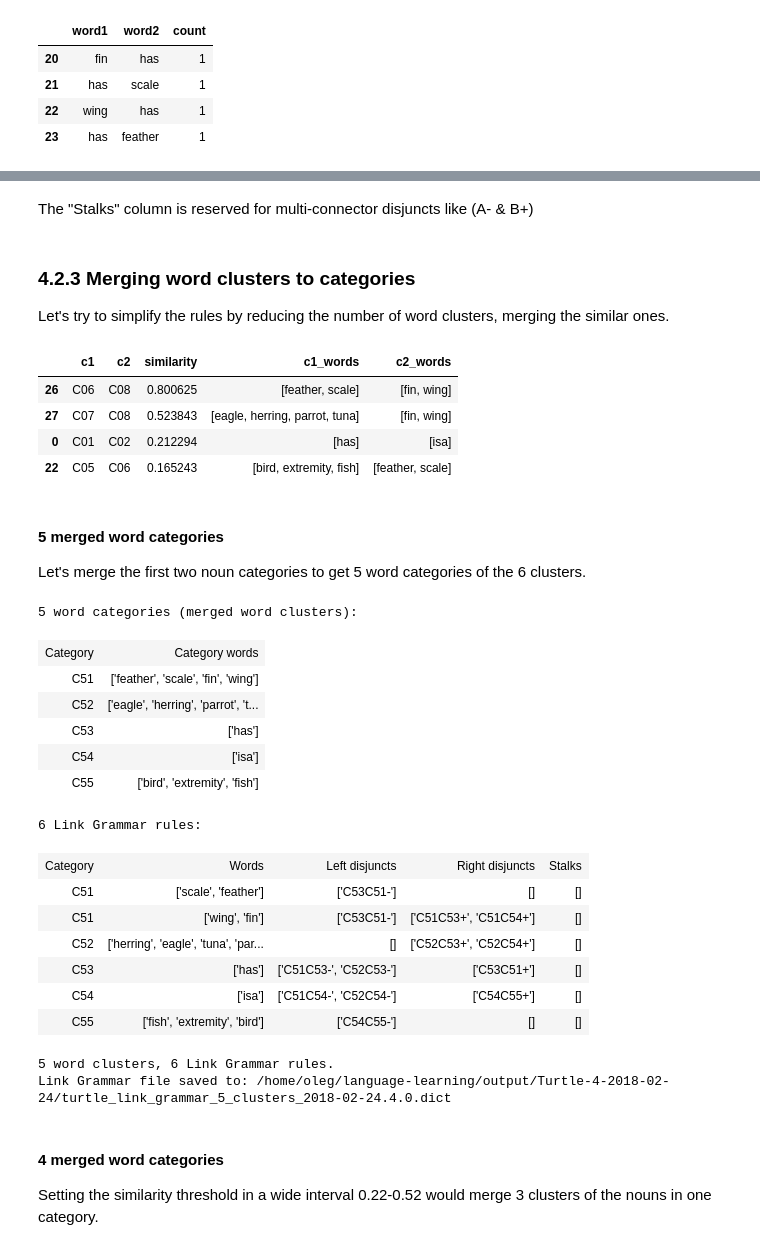
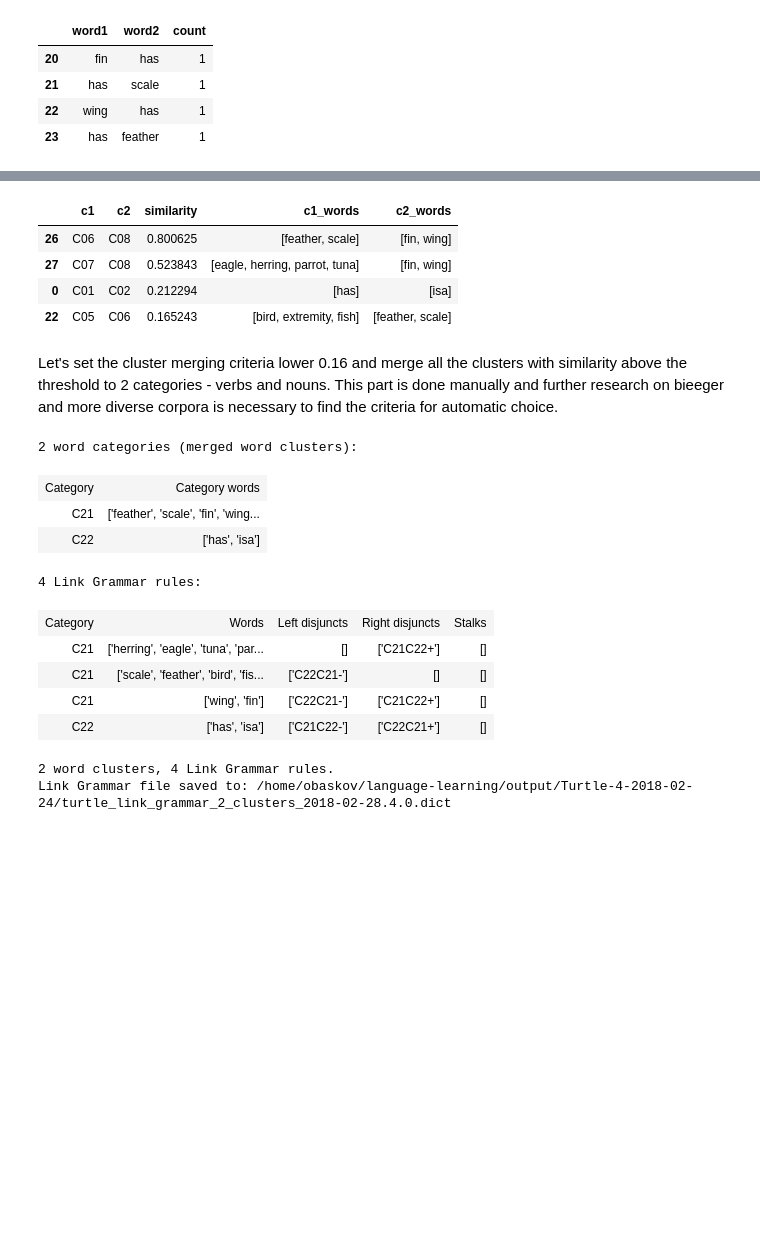
Before and after one commit to opencog/language-learning, a Jupyter notebook: notebooks/POC-Turtle-4-Grammar-Learning.ipynb, the cells around one changed output, grey strips where cells are left out. Saved outputs shown, nothing was run; the diff lists cells and outputs as text; code cells hidden in the pictures; blank space fills up the shorter version.

Commit message:
Update POC-Turtle-4-Grammar-Learning notebook

```diff
--- a/notebooks/POC-Turtle-4-Grammar-Learning.ipynb
+++ b/notebooks/POC-Turtle-4-Grammar-Learning.ipynb
@@ -72,11 +100,8 @@ We define optimal vector space dimensionality with singular values as described
 # %%
 # Check singular values
-# We use LEFT-WALL token instead of ###LEFT-WALL### and treat periods as tokens
-wps = dmb_parser(input_file, lw='LEFT-WALL', dot=True, verbose='none')
-# Later we use a shorter parsed corpus without punctuation marks: lw='none', dot=False
-path = module_path + prj_dir[2:]    # path to store vectors
-tmpath = module_path + '/tmp/'      # path for temporary files
-dim = 12
+path = module_path + prj_dir[2:]        # path to store vectors
+tmpath = path  # module_path + '/tmp/'  # path for temporary files
+dim = 12       # dimensionality
 vdf, sv, res1 = wps2vec(wps, path, tmpath, dim)
 print('Singular values:', ', '.join(str(round(x,2)) for x in sv))
 plt.plot(range(1,len(sv)+1), sv)
@@ -218,5 +239,5 @@ wps.tail(4)  # 4 last entries of the parsed word pairs dataset
 # %%
-# Convert word pairs » cluster links ~ "single disjuncts"
-word_links = wps2links(wps, clusters)
-word_links.tail(4)
+# Convert word pairs » connectors ~ cluster links ~ "single disjuncts"
+connectors = wps2connectors(wps, clusters)
+connectors.tail(4)
 # %% [output]
@@ -256,9 +279,9 @@ display(html_table([['Connector', '1st linked word cluster', '2nd linked word cl
 | C08C02 | ['fin', 'wing'] | ['isa'] |
 | C08C03 | ['fin', 'wing'] | ['.'] |
 # %%
-# Collect "single disjuncts" - left and right links for words
+# Collect "single disjuncts" - left and right connectors
 from src.nlp.link_grammar import single_disjuncts
-stalks = single_disjuncts(word_links)
+stalks = single_disjuncts(connectors)
 display(html_table([['Word','Disjuncts']]+[x for x in stalks.items()]))
 # %% [output]
 | Word | Disjuncts |
@@ -359,6 +416,0 @@ display(html_table([['Connector', '1st linked word cluster', '2nd linked word cl
-# %%
-lg[6] = link_grammar_rules(single_disjuncts(wps2links(prs, clusters)))
-lg_file_string = save_link_grammar(lg[6], path)
-display(html_table([['Cluster','Words','Left disjuncts','Right disjuncts','Stalks']] + lg[n]))
-#-for line in lg_file_string.splitlines(): print(line)  # print Link Grammar line-by-line
-for line in lg_file_string.splitlines()[-2:]: print(line[2:])
@@ -377,8 +417,3 @@ Link Grammar file saved to: /home/oleg/language-learning/output/Turtle-4-2018-02
-# %% [markdown]
-The "Stalks" column is reserved for multi-connector disjuncts like (A- & B+)
-# %% [markdown]
-### 4.2.3 Merging word clusters to categories
-Let's try to simplify the rules by reducing the number of word clusters, merging the similar ones.
 # %%
 sim_df.sort_values(by='similarity', ascending=False).loc[(sim_df['similarity']) > 0.1]
 # %% [output]
@@ -387,30 +422,21 @@ sim_df.sort_values(by='similarity', ascending=False).loc[(sim_df['similarity'])
 | 27 | C07 | C08 | 0.523843 | [eagle, herring, parrot, tuna] | [fin, wing] |
 | 0 | C01 | C02 | 0.212294 | [has] | [isa] |
 | 22 | C05 | C06 | 0.165243 | [bird, extremity, fish] | [feather, scale] |
-# %% [markdown]
-#### 5 merged word categories
-Let's merge the first two noun categories to get 5 word categories of the 6 clusters.
+# %% [markdown]
+Let's set the cluster merging criteria lower 0.16 and merge all the clusters with similarity above the threshold to 2 categories - verbs and nouns. This part is done manually and further research on bieeger and more diverse corpora is necessary to find the criteria for automatic choice.
 # %%
 from src.nlp.link_grammar import merged_clusters_grammar
-lg[5] = merged_clusters_grammar(0.7, 5, clusters, sim_df, prs, path)
+lg[2] = merged_clusters_grammar(0.15, 2, clusters, sim_df, prs, path)
 # %% [output]
-5 word categories (merged word clusters):
+2 word categories (merged word clusters):
 | Category | Category words |
-| C51 | ['feather', 'scale', 'fin', 'wing'] |
-| C52 | ['eagle', 'herring', 'parrot', 't... |
-| C53 | ['has'] |
-| C54 | ['isa'] |
-| C55 | ['bird', 'extremity', 'fish'] |
+| C21 | ['feather', 'scale', 'fin', 'wing... |
+| C22 | ['has', 'isa'] |
-6 Link Grammar rules:
+4 Link Grammar rules:
 | Category | Words | Left disjuncts | Right disjuncts | Stalks |
-| C51 | ['scale', 'feather'] | ['C53C51-'] | [] | [] |
-| C51 | ['wing', 'fin'] | ['C53C51-'] | ['C51C53+', 'C51C54+'] | [] |
-| C52 | ['herring', 'eagle', 'tuna', 'par... | [] | ['C52C53+', 'C52C54+'] | [] |
-| C53 | ['has'] | ['C51C53-', 'C52C53-'] | ['C53C51+'] | [] |
-| C54 | ['isa'] | ['C51C54-', 'C52C54-'] | ['C54C55+'] | [] |
-| C55 | ['fish', 'extremity', 'bird'] | ['C54C55-'] | [] | [] |
+| C21 | ['herring', 'eagle', 'tuna', 'par... | [] | ['C21C22+'] | [] |
+| C21 | ['scale', 'feather', 'bird', 'fis... | ['C22C21-'] | [] | [] |
+| C21 | ['wing', 'fin'] | ['C22C21-'] | ['C21C22+'] | [] |
+| C22 | ['has', 'isa'] | ['C21C22-'] | ['C22C21+'] | [] |
-5 word clusters, 6 Link Grammar rules.
-Link Grammar file saved to: /home/oleg/language-learning/output/Turtle-4-2018-02-24/turtle_link_grammar_5_clusters_2018-02-24.4.0.dict
+2 word clusters, 4 Link Grammar rules.
+Link Grammar file saved to: /home/obaskov/language-learning/output/Turtle-4-2018-02-24/turtle_link_grammar_2_clusters_2018-02-28.4.0.dict
-# %% [markdown]
-#### 4 merged word categories
-Setting the similarity threshold in a wide interval 0.22-0.52 would merge 3 clusters of the nouns in one category.
```
Also changed, not shown: parts of 50 cells of this notebook, 3 other files.
